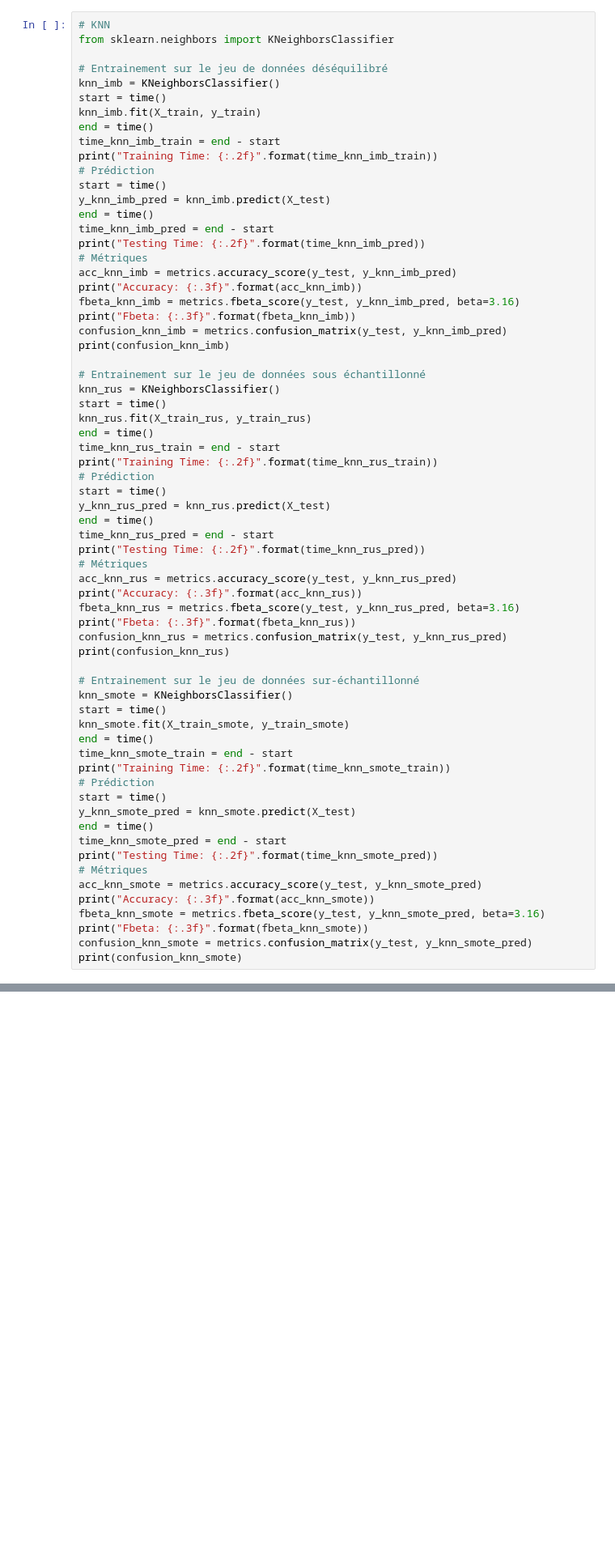
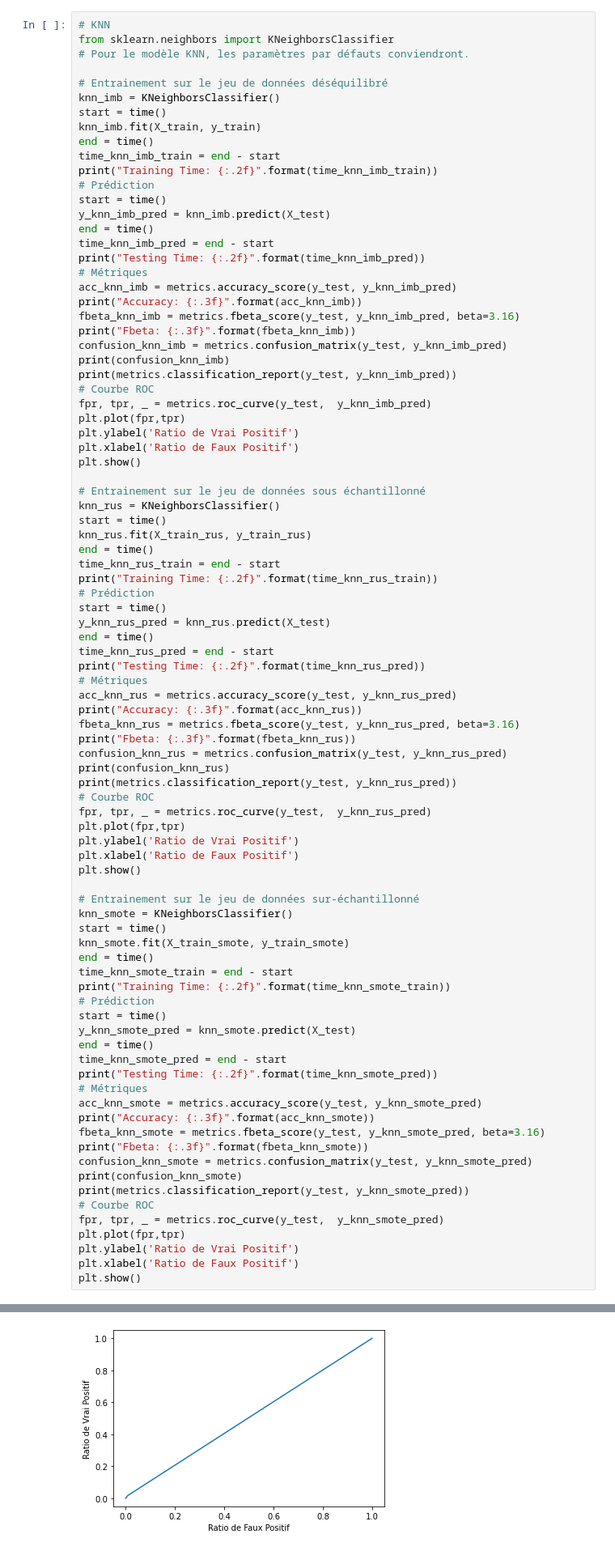
Before and after one commit to TravelAsATeam/OpenClassroomsP7, a Jupyter notebook: Model.ipynb, the cells around one changed output, grey strips where cells are left out. Shown at 81% size. Saved outputs shown, nothing was run; the diff lists cells and outputs as text; blank space fills up the shorter version.

```diff
--- a/Model.ipynb
+++ b/Model.ipynb
@@ -116,6 +139,7 @@ target = metrics.make_scorer(metrics.fbeta_score, beta=3.16)
 # %%
 # KNN
 from sklearn.neighbors import KNeighborsClassifier
+# Pour le modèle KNN, les paramètres par défauts conviendront.
 
 # Entrainement sur le jeu de données déséquilibré
 knn_imb = KNeighborsClassifier()
@@ -137,6 +161,13 @@ fbeta_knn_imb = metrics.fbeta_score(y_test, y_knn_imb_pred, beta=3.16)
 print("Fbeta: {:.3f}".format(fbeta_knn_imb))
 confusion_knn_imb = metrics.confusion_matrix(y_test, y_knn_imb_pred)
 print(confusion_knn_imb)
+print(metrics.classification_report(y_test, y_knn_imb_pred))
+# Courbe ROC
+fpr, tpr, _ = metrics.roc_curve(y_test,  y_knn_imb_pred)
+plt.plot(fpr,tpr)
+plt.ylabel('Ratio de Vrai Positif')
+plt.xlabel('Ratio de Faux Positif')
+plt.show()
 
 # Entrainement sur le jeu de données sous échantillonné
 knn_rus = KNeighborsClassifier()
@@ -158,6 +189,13 @@ fbeta_knn_rus = metrics.fbeta_score(y_test, y_knn_rus_pred, beta=3.16)
 print("Fbeta: {:.3f}".format(fbeta_knn_rus))
 confusion_knn_rus = metrics.confusion_matrix(y_test, y_knn_rus_pred)
 print(confusion_knn_rus)
+print(metrics.classification_report(y_test, y_knn_rus_pred))
+# Courbe ROC
+fpr, tpr, _ = metrics.roc_curve(y_test,  y_knn_rus_pred)
+plt.plot(fpr,tpr)
+plt.ylabel('Ratio de Vrai Positif')
+plt.xlabel('Ratio de Faux Positif')
+plt.show()
 
 # Entrainement sur le jeu de données sur-échantillonné
 knn_smote = KNeighborsClassifier()
@@ -179,5 +217,12 @@ fbeta_knn_smote = metrics.fbeta_score(y_test, y_knn_smote_pred, beta=3.16)
 print("Fbeta: {:.3f}".format(fbeta_knn_smote))
 confusion_knn_smote = metrics.confusion_matrix(y_test, y_knn_smote_pred)
 print(confusion_knn_smote)
+print(metrics.classification_report(y_test, y_knn_smote_pred))
+# Courbe ROC
+fpr, tpr, _ = metrics.roc_curve(y_test,  y_knn_smote_pred)
+plt.plot(fpr,tpr)
+plt.ylabel('Ratio de Vrai Positif')
+plt.xlabel('Ratio de Faux Positif')
+plt.show()
 # %% [output]
 Training Time: 0.07
@@ -200,0 +242 @@ Fbeta: 0.354
+[figure, added]
```
Also changed, not shown: parts of 15 cells of this notebook, 3 other files.
